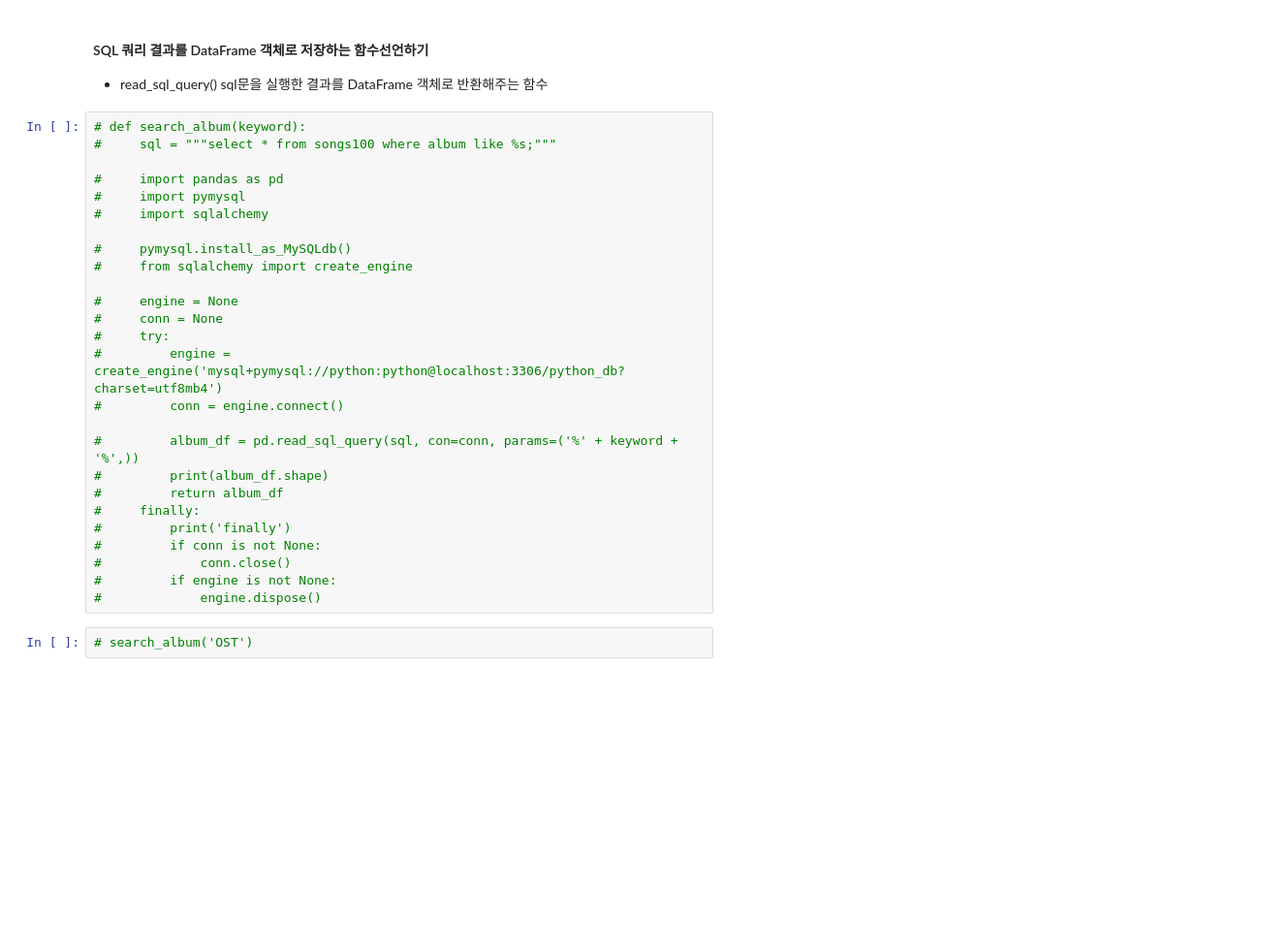
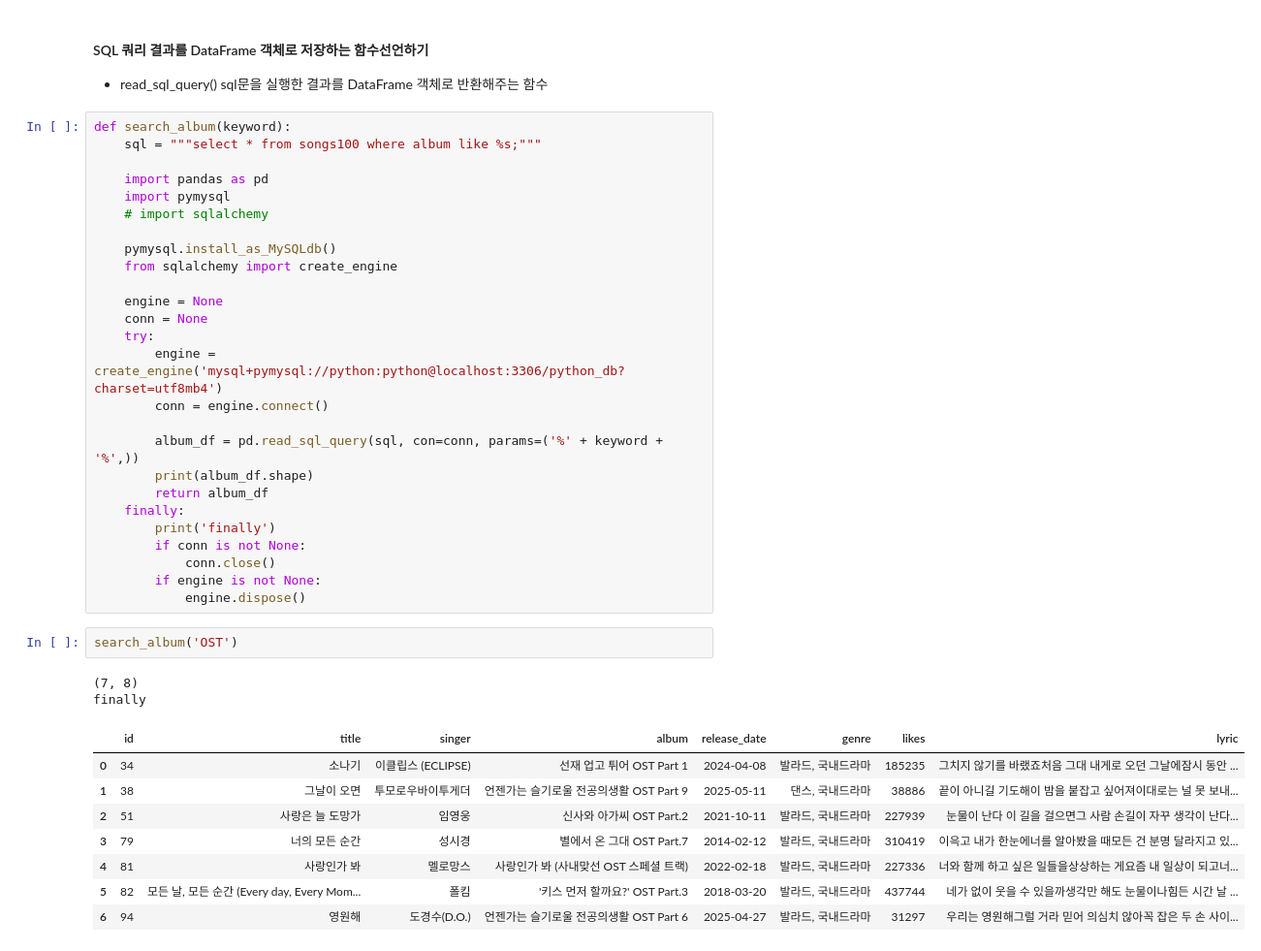
Before and after one commit to Yjongbeom/Python_Webscraping_Analysis, a Jupyter notebook: 04.Melon100차트_데이터파싱_DB저장.ipynb, the cells around one changed output. Shown at 97% size. Cells and saved outputs as stored; diff of their text form; blank space fills up the shorter version.

```diff
--- a/04.Melon100차트_데이터파싱_DB저장.ipynb
+++ b/04.Melon100차트_데이터파싱_DB저장.ipynb
@@ -461,30 +461,41 @@ songs100 테이블 생성됨
 #### SQL 쿼리 결과를 DataFrame 객체로 저장하는 함수선언하기
 * read_sql_query() sql문을 실행한 결과를 DataFrame 객체로 반환해주는 함수
 # %%
-# def search_album(keyword):
-#     sql = """select * from songs100 where album like %s;"""
+def search_album(keyword):
+    sql = """select * from songs100 where album like %s;"""
 
-#     import pandas as pd
-#     import pymysql
-#     import sqlalchemy
+    import pandas as pd
+    import pymysql
+    # import sqlalchemy
 
-#     pymysql.install_as_MySQLdb()
-#     from sqlalchemy import create_engine
+    pymysql.install_as_MySQLdb()
+    from sqlalchemy import create_engine
 
-#     engine = None
-#     conn = None
-#     try:
-#         engine = create_engine('mysql+pymysql://python:python@localhost:3306/python_db?charset=utf8mb4')
-#         conn = engine.connect()
+    engine = None
+    conn = None
+    try:
+        engine = create_engine('mysql+pymysql://python:python@localhost:3306/python_db?charset=utf8mb4')
+        conn = engine.connect()
 
-#         album_df = pd.read_sql_query(sql, con=conn, params=('%' + keyword + '%',))
-#         print(album_df.shape)
-#         return album_df
-#     finally:
-#         print('finally')
-#         if conn is not None:
-#             conn.close()
-#         if engine is not None:
-#             engine.dispose()
+        album_df = pd.read_sql_query(sql, con=conn, params=('%' + keyword + '%',))
+        print(album_df.shape)
+        return album_df
+    finally:
+        print('finally')
+        if conn is not None:
+            conn.close()
+        if engine is not None:
+            engine.dispose()
-# %%
-# search_album('OST')
+# %%
+search_album('OST')
+# %% [output]
+(7, 8)
+finally
+|  | id | title | singer | album | release_date | genre | likes | lyric |
+| 0 | 34 | 소나기 | 이클립스 (ECLIPSE) | 선재 업고 튀어 OST Part 1 | 2024-04-08 | 발라드, 국내드라마 | 185235 | 그치지 않기를 바랬죠처음 그대 내게로 오던 그날에잠시 동안 ... |
+| 1 | 38 | 그날이 오면 | 투모로우바이투게더 | 언젠가는 슬기로울 전공의생활 OST Part 9 | 2025-05-11 | 댄스, 국내드라마 | 38886 | 끝이 아니길 기도해이 밤을 붙잡고 싶어져이대로는 널 못 보내... |
+| 2 | 51 | 사랑은 늘 도망가 | 임영웅 | 신사와 아가씨 OST Part.2 | 2021-10-11 | 발라드, 국내드라마 | 227939 | 눈물이 난다 이 길을 걸으면그 사람 손길이 자꾸 생각이 난다... |
+| 3 | 79 | 너의 모든 순간 | 성시경 | 별에서 온 그대 OST Part.7 | 2014-02-12 | 발라드, 국내드라마 | 310419 | 이윽고 내가 한눈에너를 알아봤을 때모든 건 분명 달라지고 있... |
+| 4 | 81 | 사랑인가 봐 | 멜로망스 | 사랑인가 봐 (사내맞선 OST 스페셜 트랙) | 2022-02-18 | 발라드, 국내드라마 | 227336 | 너와 함께 하고 싶은 일들을상상하는 게요즘 내 일상이 되고너... |
+| 5 | 82 | 모든 날, 모든 순간 (Every day, Every Mom... | 폴킴 | '키스 먼저 할까요?' OST Part.3 | 2018-03-20 | 발라드, 국내드라마 | 437744 | 네가 없이 웃을 수 있을까생각만 해도 눈물이나힘든 시간 날 ... |
+| 6 | 94 | 영원해 | 도경수(D.O.) | 언젠가는 슬기로울 전공의생활 OST Part 6 | 2025-04-27 | 발라드, 국내드라마 | 31297 | 우리는 영원해그럴 거라 믿어 의심치 않아꼭 잡은 두 손 사이... |
```
Also changed, not shown: parts of 14 cells of this notebook, 2 other files.
